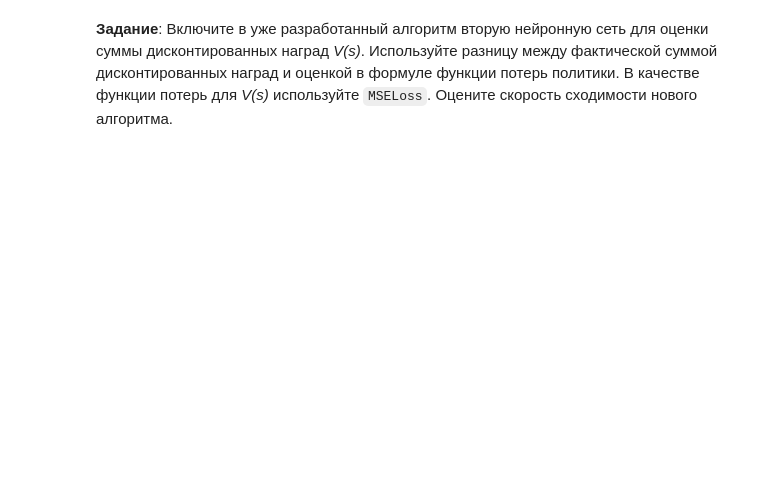
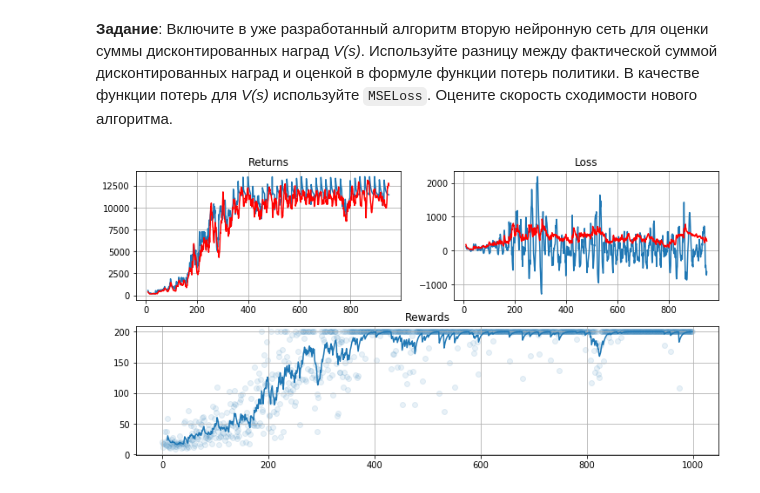
Before and after one commit to INeedTractorPlz/dlcourse_ai, a Jupyter notebook: assignments/assignment7/REINFORCE.ipynb, the cells around one changed output. Saved outputs shown, nothing was run; the diff lists cells and outputs as text; code cells hidden in the pictures; blank space fills up the shorter version.

```diff
--- a/assignments/assignment7/REINFORCE.ipynb
+++ b/assignments/assignment7/REINFORCE.ipynb
@@ -344,0 +583,77 @@ show_video()
+# %%
+policy = Policy(STATE_SIZE, ACT_SIZE, HIDDEN_SIZE).to(device)
+v = Critic(STATE_SIZE, ACT_SIZE, HIDDEN_SIZE).to(device)
+optimizer = Adam(policy.parameters(), lr = 1e-3)
+optimizer_v = Adam(v.parameters(), lr = 1e-1)
+# %%
+from itertools import count
+rewards_history = []
+returns_history = []
+traj_batch = []
+critic_history = []
+losses = []
+losses_v = []
+for i in range(NUM_EPISODES):
+
+    # TO DO
+    traj = []
+    rewards = 0
+    state = torch.FloatTensor(env.reset()).to(device)
+    for t in count():
+        dist = Categorical(policy(state))
+        action = dist.sample().detach()
+        next_state, reward, done, _ = env.step(action.numpy())
+        #print(policy(state), action, state, reward)
+        traj.append(transition(state, action, reward))
+        rewards += reward
+        if not done:
+            state = torch.FloatTensor(next_state).to(device)
+        else:
+            break
+    rewards_history.append(rewards)
+    traj_batch.append(traj)
+
+    if i % TRAIN_EVERY:
+        log_probs, returns, rewards_predict = process_traj_batch(policy, v, traj_batch, DISCOUNT)
+        returns = torch.FloatTensor(returns).to(device)
+        returns_history.append(returns.sum().item())
+        #print(returns.shape, rewards_predict.shape)
+        loss_v = nn.MSELoss()(returns, rewards_predict)
+
+        optimizer_v.zero_grad()
+        loss_v.backward()
+        optimizer_v.step()
+        losses_v.append(loss_v.item())
+
+        returns = returns - rewards_predict.detach()
+        loss = (torch.sum(torch.mul(log_probs, returns).mul(-1), -1))
+        #print(loss)
+        #loss = -(log_probs * torch.FloatTensor(returns).to(device)).sum()
+
+        optimizer.zero_grad()
+        loss.backward()
+        optimizer.step()
+        losses.append(loss.item())
+
+        critic_history.append(rewards_predict.sum().item()/len(traj_batch))
+
+        traj_batch = []
+
+    if i % 10:
+        clear_output(True)
+        fig = plt.figure(figsize=[12, 6])
+        ax1 = fig.add_subplot(2, 1, 2)
+        ax2 = fig.add_subplot(2, 2, 2)
+        ax3 = fig.add_subplot(2, 2, 1)
+        ax1.set(title = 'Rewards'); ax1.grid()
+        ax1.scatter(np.arange(len(rewards_history)), rewards_history, alpha=0.1)
+        ax1.plot(moving_average(rewards_history, span=10, min_periods=10))
+        ax2.set(title = 'Loss'); ax2.grid()
+        ax2.plot(moving_average(losses, span=10, min_periods=10))
+        ax2.plot(moving_average(losses_v, span=10, min_periods=10), color = 'r')
+        ax3.set(title = 'Returns'); ax3.grid()
+        ax3.plot(moving_average(returns_history, span=10, min_periods=10))
+        ax3.plot(moving_average(critic_history, span=10, min_periods=10), color = 'r')
+        plt.show()
+# %% [output]
+[figure, added]
```
Also changed, not shown: parts of 20 cells of this notebook, 2 other files.
